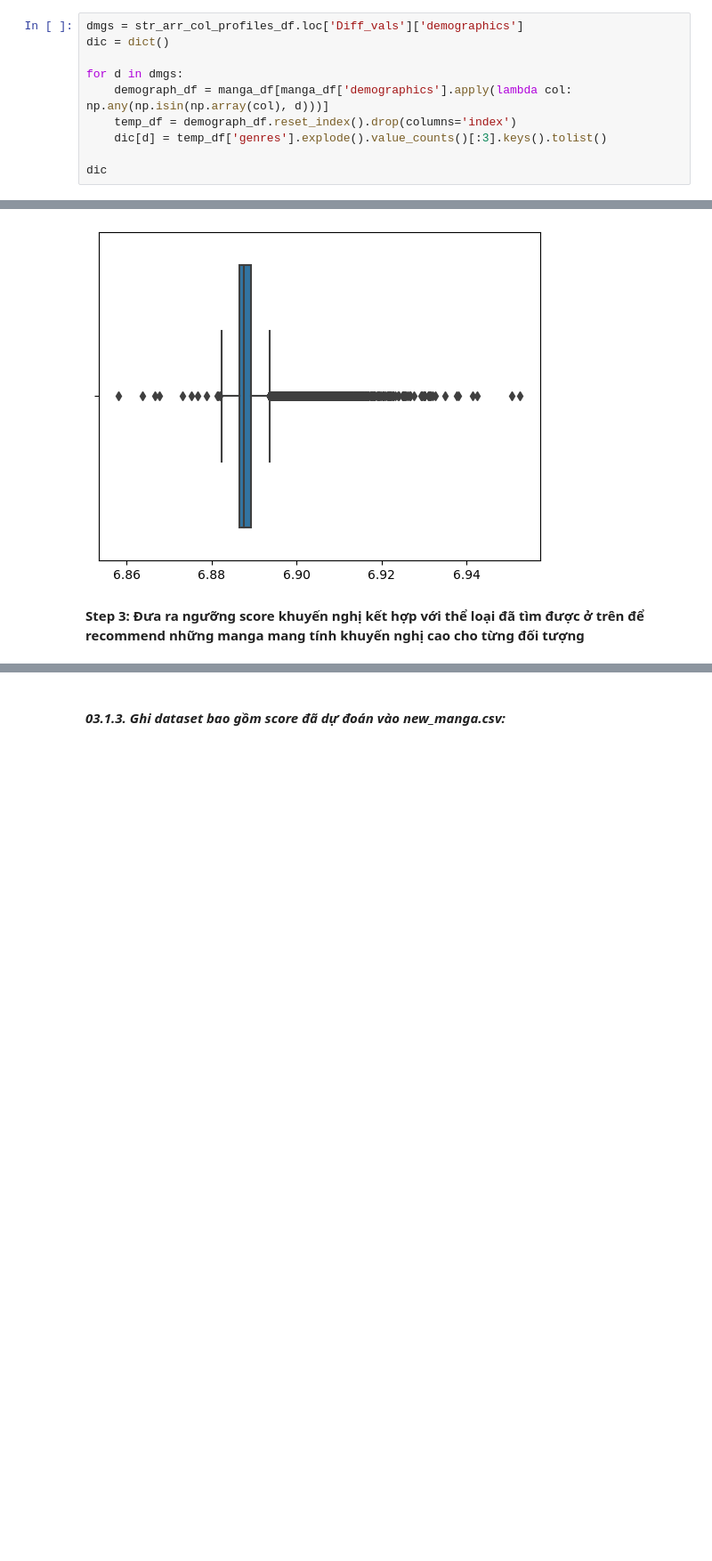
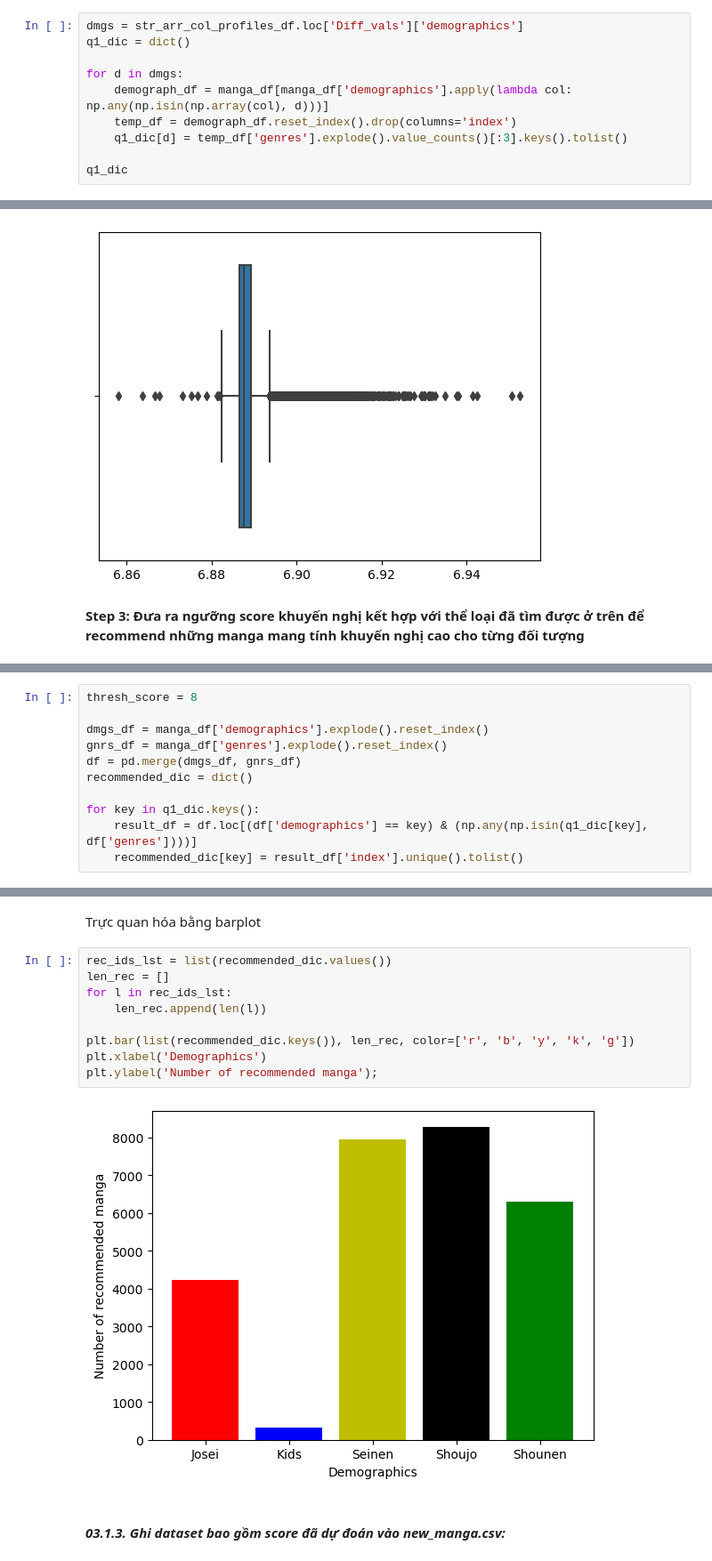
Before and after one commit to lengoctuong/Prj-Manga-Dataset_Programming4DS, a Jupyter notebook: 03_Asking-Questions-and-Analyzing.ipynb, the cells around one changed output, grey strips where cells are left out. Shown at 89% size. Drawn from its saved outputs; the diff is of its cells as text; blank space fills up the shorter version.

Commit message:
[03.2.4]_q1-step3-barplot_q3-explain

```diff
--- a/03_Asking-Questions-and-Analyzing.ipynb
+++ b/03_Asking-Questions-and-Analyzing.ipynb
@@ -248,14 +248,14 @@ train_X_df, test_X_df, train_y_sr, test_y_sr = train_test_split(X_df, y_sr, test
 Với mỗi đối tượng ta sẽ tìm 3 thể loại xuất hiện nhiều nhất
 # %%
 dmgs = str_arr_col_profiles_df.loc['Diff_vals']['demographics']
-dic = dict()
+q1_dic = dict()
 
 for d in dmgs:
     demograph_df = manga_df[manga_df['demographics'].apply(lambda col: np.any(np.isin(np.array(col), d)))]
     temp_df = demograph_df.reset_index().drop(columns='index')
-    dic[d] = temp_df['genres'].explode().value_counts()[:3].keys().tolist()
+    q1_dic[d] = temp_df['genres'].explode().value_counts()[:3].keys().tolist()
 
-dic
+q1_dic
 # %% [output]
 {'Josei': ['Romance', 'Drama', 'Slice of Life'],
  'Kids': ['Comedy', 'Adventure', 'Action'],
@@ -342,0 +347,11 @@ sns.boxplot(x=score_pred);
+# %%
+thresh_score = 8
+
+dmgs_df = manga_df['demographics'].explode().reset_index()
+gnrs_df = manga_df['genres'].explode().reset_index()
+df = pd.merge(dmgs_df, gnrs_df)
+recommended_dic = dict()
+
+for key in q1_dic.keys():
+    result_df = df.loc[(df['demographics'] == key) & (np.any(np.isin(q1_dic[key], df['genres'])))]
+    recommended_dic[key] = result_df['index'].unique().tolist()
@@ -343,3 +369,16 @@ sns.boxplot(x=score_pred);
+# %% [markdown]
+Trực quan hóa bằng barplot
+# %%
+rec_ids_lst = list(recommended_dic.values())
+len_rec = []
+for l in rec_ids_lst:
+    len_rec.append(len(l))
+
+plt.bar(list(recommended_dic.keys()), len_rec, color=['r', 'b', 'y', 'k', 'g'])
+plt.xlabel('Demographics')
+plt.ylabel('Number of recommended manga');
+# %% [output]
+[figure, added]
 # %% [markdown]
 #### **_03.1.3. Ghi dataset bao gồm score đã dự đoán vào new_manga.csv:_**
 # %%
```
Also changed, not shown: parts of 14 cells of this notebook.
